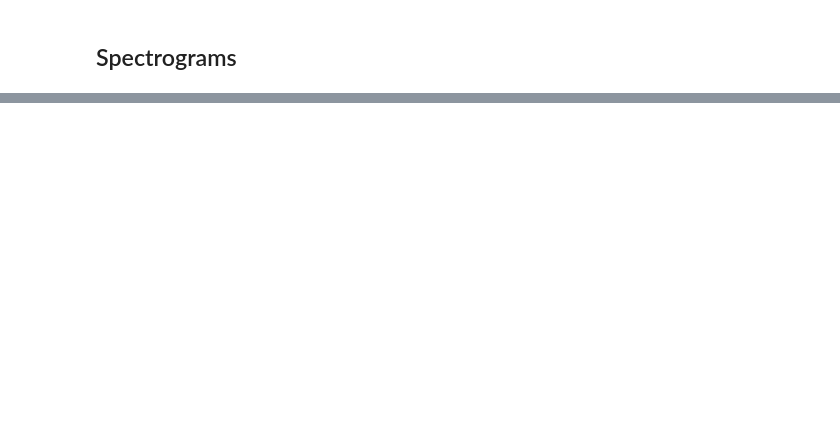
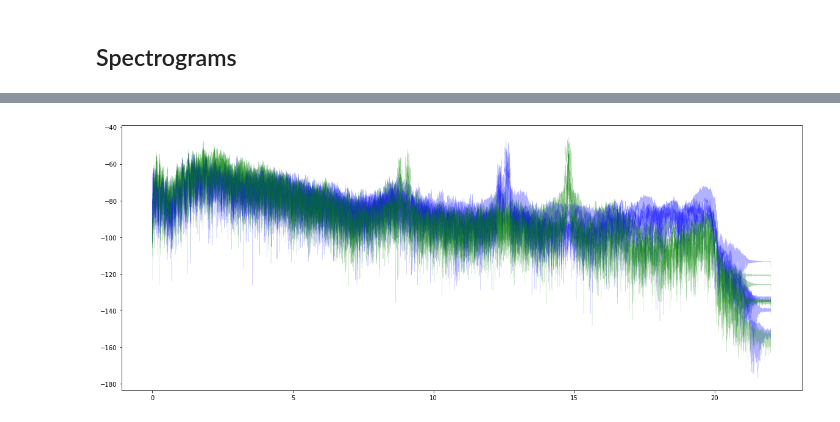
Before and after one commit to jcream31/sound_analysis, a Jupyter notebook: visualization.ipynb, the cells around one changed output, grey strips where cells are left out. Cells and saved outputs as stored; diff of their text form; code cells hidden in the pictures; blank space fills up the shorter version.

```diff
--- a/visualization.ipynb
+++ b/visualization.ipynb
@@ -136,0 +76,24 @@ spectro("ambient_1s.mp3")
+# %%
+def PowerSpect(y, sr, sample_length):
+    y = y[:sample_length]
+    n = len(y)
+    p = fft(y) # take the fourier transform
+
+    nUniquePts = int(math.ceil((n+1)/2.0))
+    p = p[0:nUniquePts]
+    p = abs(p)
+
+    p = p / float(n) # scale by the number of points so that the magnitude does not depend on the length
+                     # of the signal or on its sampling frequency
+    p = p**2  # square it to get the power
+
+    # odd nfft excludes Nyquist point
+    if n % 2 > 0: # we've got odd number of points fft
+        p[1:len(p)] = p[1:len(p)] * 2
+    else:
+        p[1:len(p) -1] = p[1:len(p) - 1] * 2 # we've got even number of points fft
+    freqArray = np.arange(0, nUniquePts, 1.0) * (float(sr) / n);
+
+
+
+    return freqArray/1000, 10*np.log10(p)
@@ -136,0 +106,11 @@ spectro("ambient_1s.mp3")
+# %%
+fig, ax = plt.subplots(figsize=(20,8))
+for sample in coin_data.keys():
+    khz, db = PowerSpect(coin_data[sample][0], coin_data[sample][1], 60000)
+    if sample[0] == 'P':
+        plt.plot(khz, db, label='penny', color = 'b', linewidth=.3, alpha=.3)
+
+    else:
+        plt.plot(khz, db, label='quarter', color = 'g', linewidth=.3, alpha=.3)
+# %% [output]
+[figure, added]
```
Also changed, not shown: parts of 37 cells of this notebook, 16 other files.
